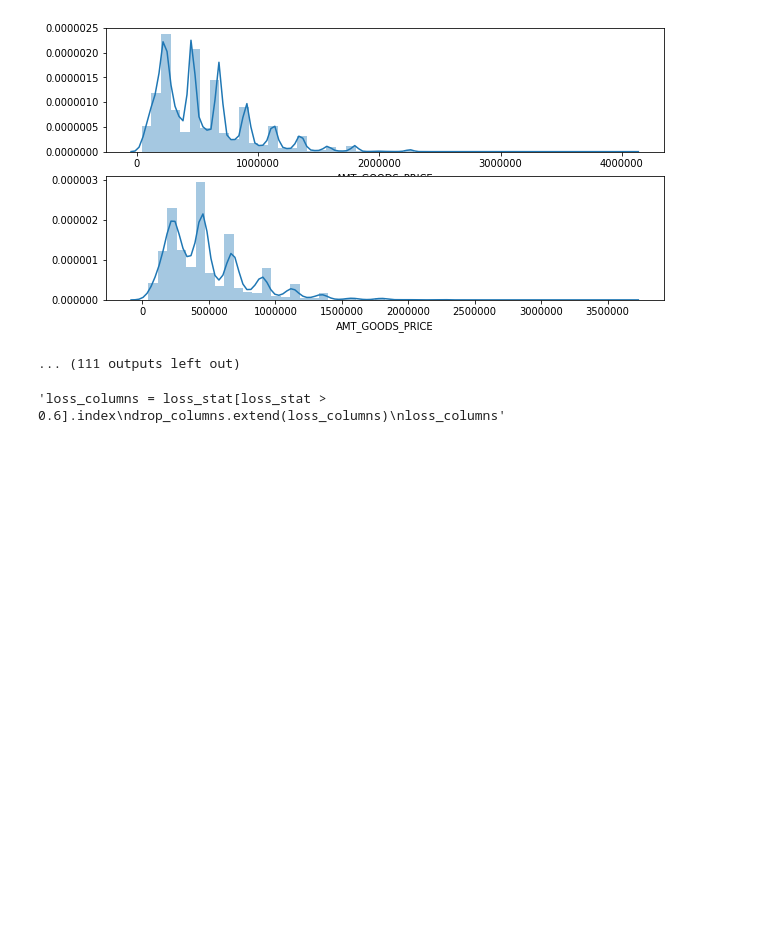
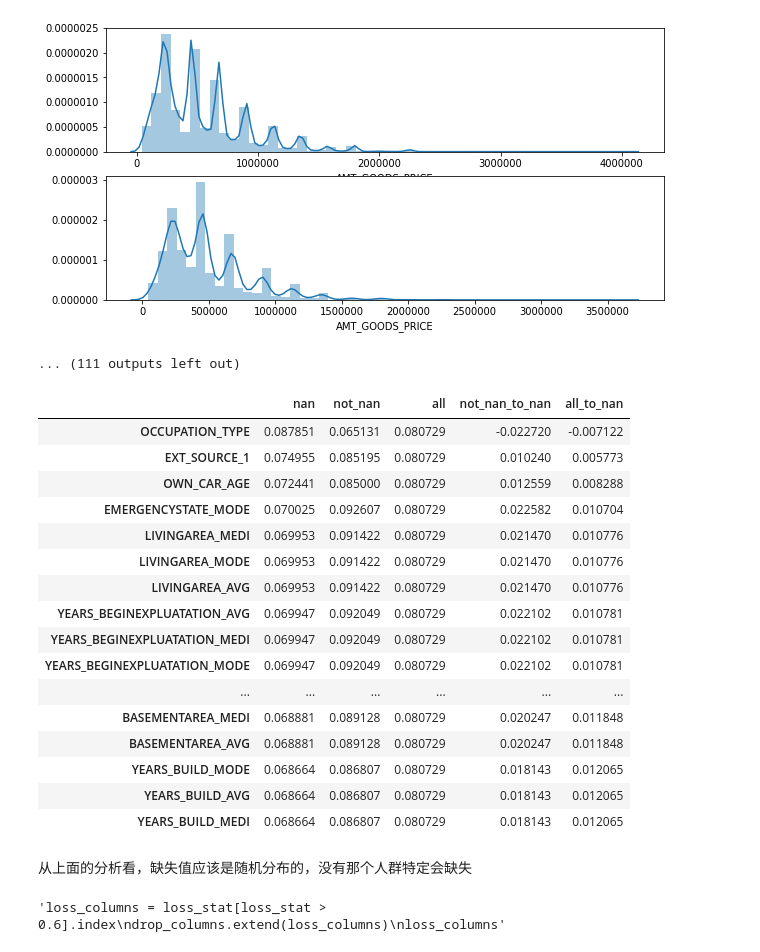
Before and after one commit to pipdax/HomeCredit, a Jupyter notebook: HomeCredit.ipynb, the cells around one changed output. Saved outputs shown, nothing was run; the diff lists cells and outputs as text; code cells hidden in the pictures; blank space fills up the shorter version.

```diff
--- a/HomeCredit.ipynb
+++ b/HomeCredit.ipynb
@@ -291,6 +292,40 @@ for i in train.columns:
 [figure]
 [figure]
 ... (111 outputs left out)
+# %%
+#统计有无缺失值中，正负样本比例
+positive_per_stat = []
+for col in loss_stat[loss_stat>0.3].index:#只统计下缺失率大于30%的
+    positive_per_nan = train[train[col].notnull()]['TARGET'].sum()/train[train[col].notnull()].shape[0]
+    positive_per_not_nan = train[train[col].isnull()]['TARGET'].sum()/train[train[col].isnull()].shape[0]
+    positive_per_all = train['TARGET'].sum()/train.shape[0]
+    positive_per_stat.append([positive_per_nan, positive_per_not_nan,positive_per_all])
+positive_per_stat = pd.DataFrame(positive_per_stat, columns=['nan','not_nan','all'])
+positive_per_stat.set_index(loss_stat[loss_stat>0.3].index, inplace=True)
+positive_per_stat['not_nan_to_nan'] = positive_per_stat['not_nan']-positive_per_stat['nan']
+positive_per_stat['all_to_nan'] = positive_per_stat['all']-positive_per_stat['nan']
+positive_per_stat.sort_values('all_to_nan', ascending=True, inplace=True)
+positive_per_stat
+# %% [output]
+|  | nan | not_nan | all | not_nan_to_nan | all_to_nan |
+| OCCUPATION_TYPE | 0.087851 | 0.065131 | 0.080729 | -0.022720 | -0.007122 |
+| EXT_SOURCE_1 | 0.074955 | 0.085195 | 0.080729 | 0.010240 | 0.005773 |
+| OWN_CAR_AGE | 0.072441 | 0.085000 | 0.080729 | 0.012559 | 0.008288 |
+| EMERGENCYSTATE_MODE | 0.070025 | 0.092607 | 0.080729 | 0.022582 | 0.010704 |
+| LIVINGAREA_MEDI | 0.069953 | 0.091422 | 0.080729 | 0.021470 | 0.010776 |
+| LIVINGAREA_MODE | 0.069953 | 0.091422 | 0.080729 | 0.021470 | 0.010776 |
+| LIVINGAREA_AVG | 0.069953 | 0.091422 | 0.080729 | 0.021470 | 0.010776 |
+| YEARS_BEGINEXPLUATATION_AVG | 0.069947 | 0.092049 | 0.080729 | 0.022102 | 0.010781 |
+| YEARS_BEGINEXPLUATATION_MEDI | 0.069947 | 0.092049 | 0.080729 | 0.022102 | 0.010781 |
+| YEARS_BEGINEXPLUATATION_MODE | 0.069947 | 0.092049 | 0.080729 | 0.022102 | 0.010781 |
+| ... | ... | ... | ... | ... | ... |
+| BASEMENTAREA_MEDI | 0.068881 | 0.089128 | 0.080729 | 0.020247 | 0.011848 |
+| BASEMENTAREA_AVG | 0.068881 | 0.089128 | 0.080729 | 0.020247 | 0.011848 |
+| YEARS_BUILD_MODE | 0.068664 | 0.086807 | 0.080729 | 0.018143 | 0.012065 |
+| YEARS_BUILD_AVG | 0.068664 | 0.086807 | 0.080729 | 0.018143 | 0.012065 |
+| YEARS_BUILD_MEDI | 0.068664 | 0.086807 | 0.080729 | 0.018143 | 0.012065 |
+# %% [markdown]
+从上面的分析看，缺失值应该是随机分布的，没有那个人群特定会缺失
 # %%
 #去掉缺失率 > 0.6的列
 """loss_columns = loss_stat[loss_stat > 0.6].index
```
Also changed, not shown: parts of 3 cells of this notebook.
